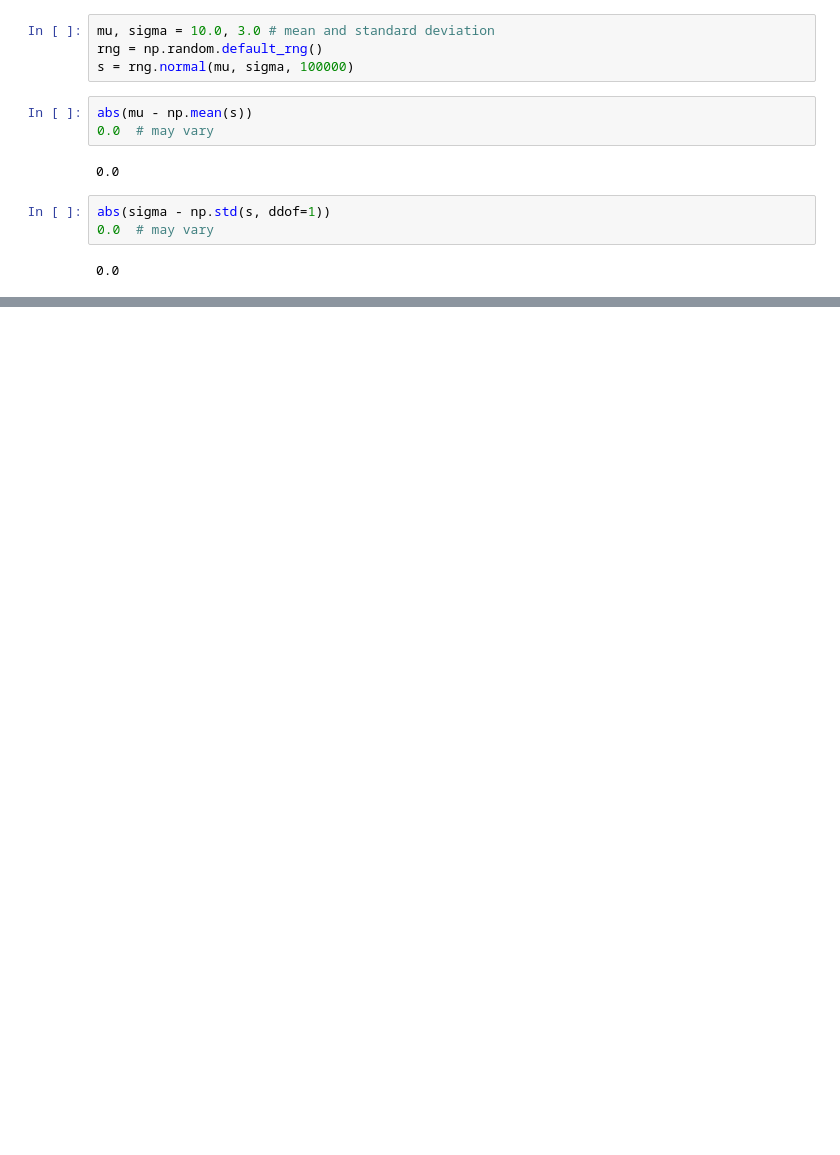
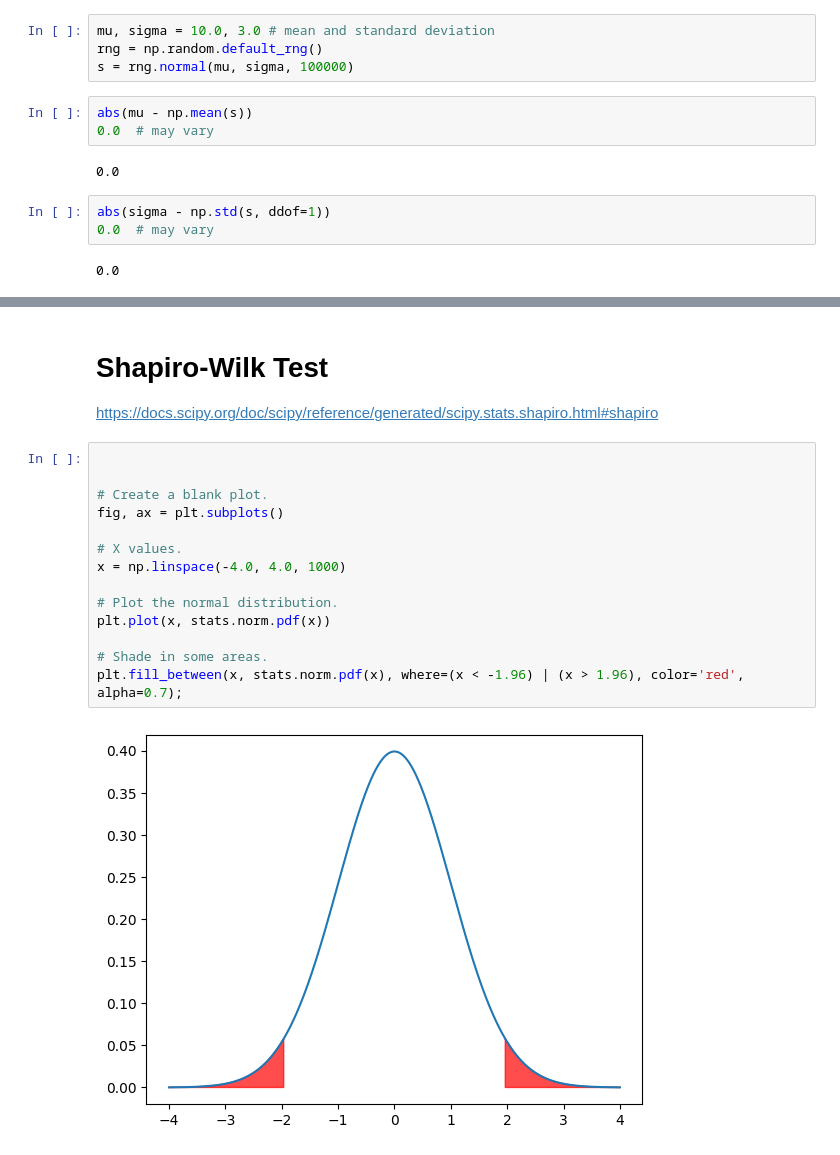
Before and after one commit to sinead19811981/applied_statistics, a Jupyter notebook: tasks.ipynb/numpy_normal.ipynb, the cells around one changed output, grey strips where cells are left out. Saved outputs shown, nothing was run; the diff lists cells and outputs as text; blank space fills up the shorter version.

Commit message:
Shapiro-Wilk Test

```diff
--- a/tasks.ipynb/numpy_normal.ipynb
+++ b/tasks.ipynb/numpy_normal.ipynb
@@ -48,0 +59,19 @@ ax.hist(data, edgecolor='black', density=True, bins=np.linspace(-4, 4, 31));
+# %% [markdown]
+# Shapiro-Wilk Test
+https://docs.scipy.org/doc/scipy/reference/generated/scipy.stats.shapiro.html#shapiro
+# %%
+
+
+# Create a blank plot.
+fig, ax = plt.subplots()
+
+# X values.
+x = np.linspace(-4.0, 4.0, 1000)
+
+# Plot the normal distribution.
+plt.plot(x, stats.norm.pdf(x))
+
+# Shade in some areas.
+plt.fill_between(x, stats.norm.pdf(x), where=(x < -1.96) | (x > 1.96), color='red', alpha=0.7);
+# %% [output]
+[figure, added]
```
Also changed, not shown: parts of 5 cells of this notebook.
